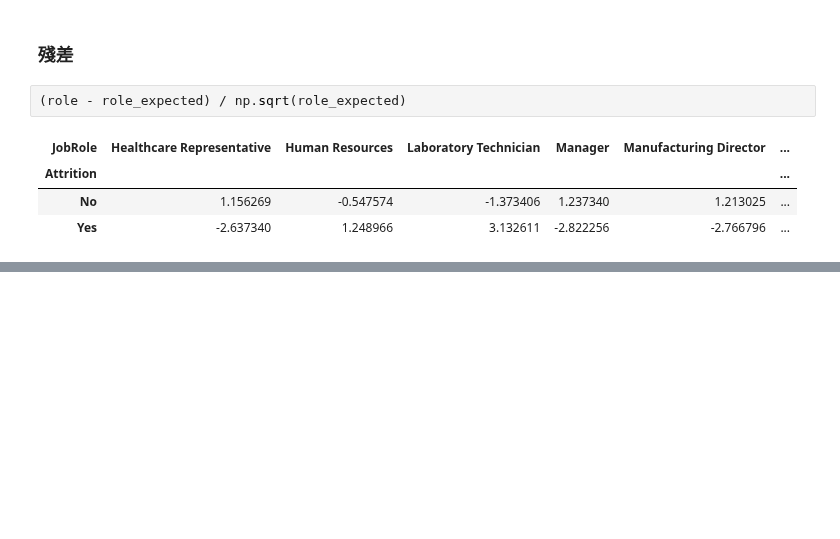
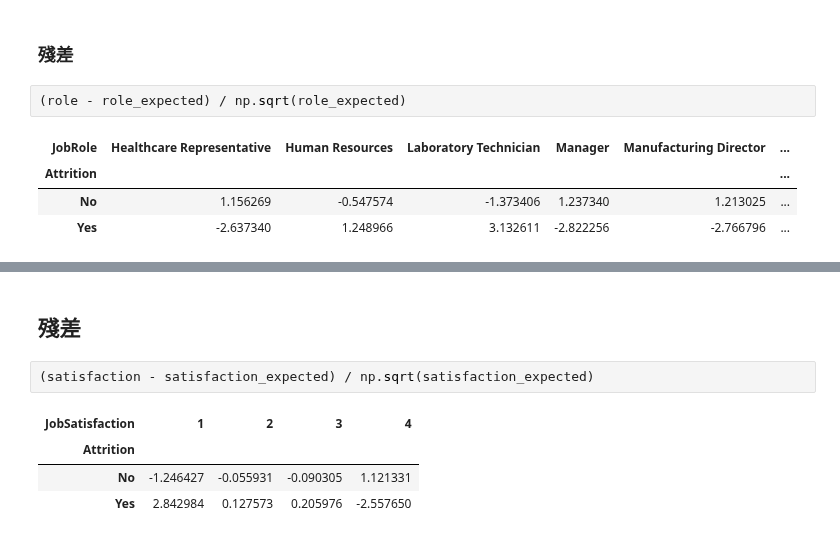
Before and after one commit to whats2000/coding-stuff-I-make-from-learning, a Jupyter notebook: Pythons/statistic/Employee Attrition/project.ipynb, the cells around one changed output, grey strips where cells are left out. Cells and saved outputs as stored; diff of their text form; blank space fills up the shorter version.

```diff
--- a/Pythons/statistic/Employee Attrition/project.ipynb
+++ b/Pythons/statistic/Employee Attrition/project.ipynb
@@ -512,0 +563,9 @@ role_expected
+# %% [markdown]
+## 殘差
+# %%
+(satisfaction - satisfaction_expected) / np.sqrt(satisfaction_expected)
+# %% [output]
+| JobSatisfaction | 1 | 2 | 3 | 4 |
+| Attrition |  |  |  |  |
+| No | -1.246427 | -0.055931 | -0.090305 | 1.121331 |
+| Yes | 2.842984 | 0.127573 | 0.205976 | -2.557650 |
```
Also changed, not shown: parts of 7 cells of this notebook.
